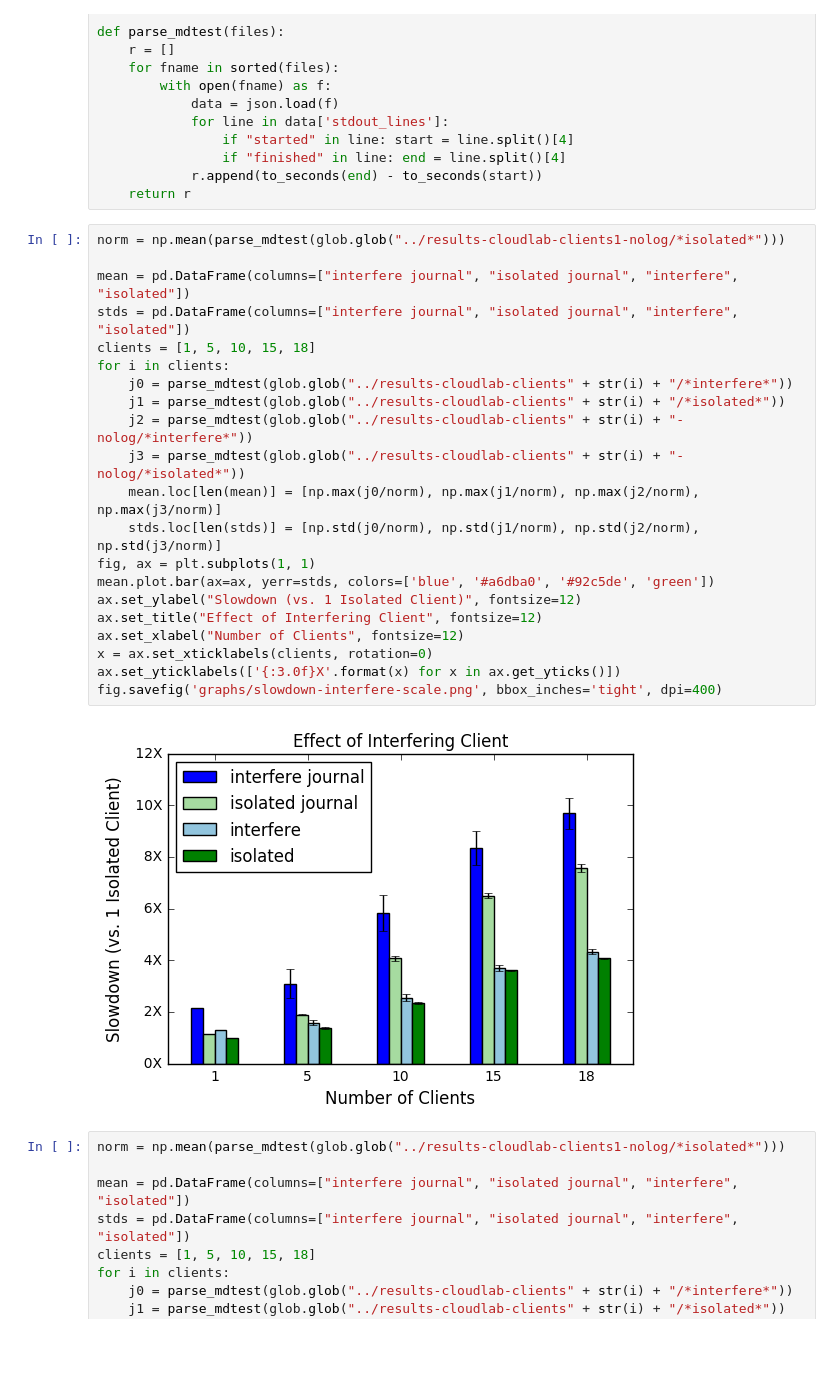
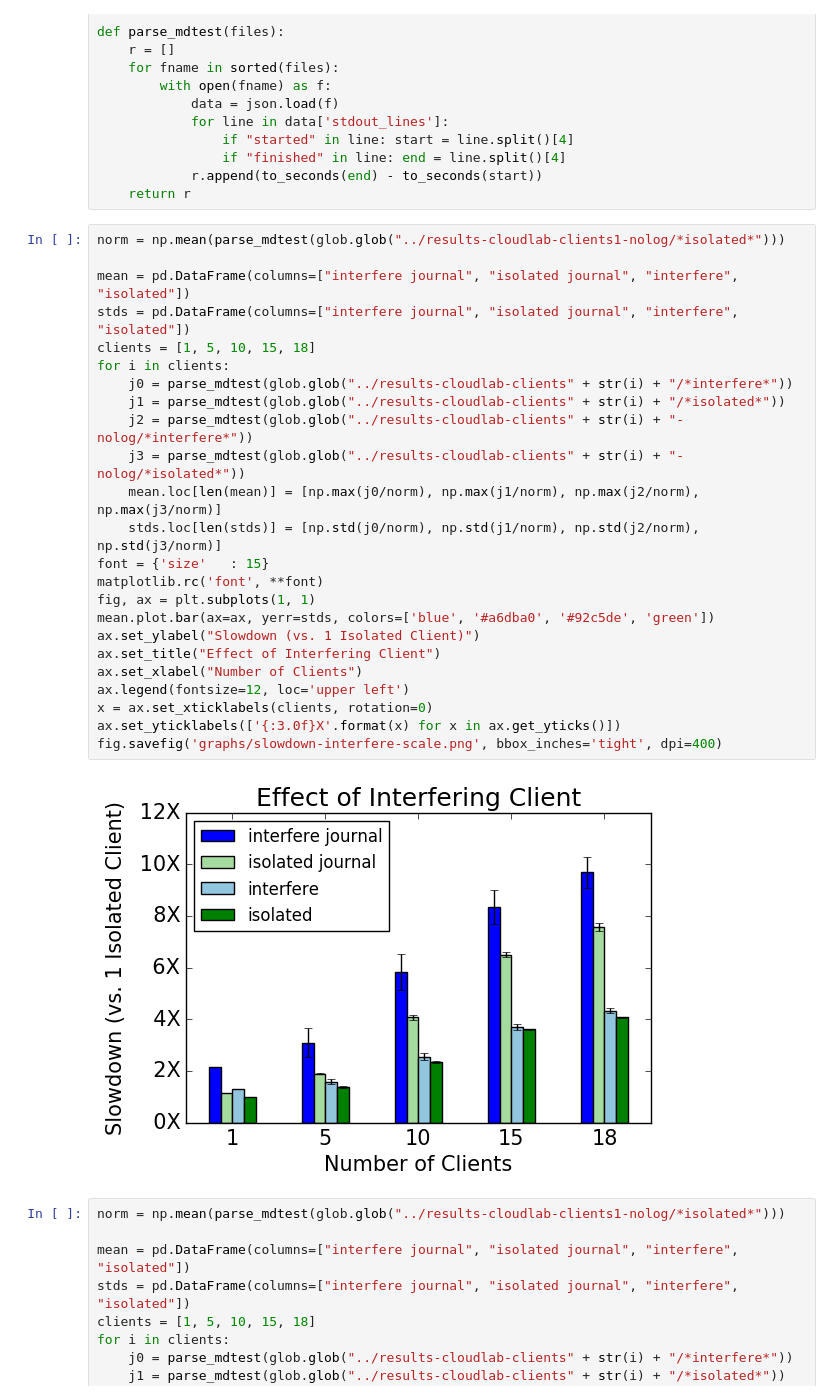
Before and after one commit to michaelsevilla/cudele-popper, a Jupyter notebook: experiments/baseline-creates/visualize/viz.ipynb, the cells around one changed output. Drawn from its saved outputs; the diff is of its cells as text; blank space fills up the shorter version.

```diff
--- a/experiments/baseline-creates/visualize/viz.ipynb
+++ b/experiments/baseline-creates/visualize/viz.ipynb
@@ -25,26 +25,29 @@ def parse_mdtest(files):
 # %%
 norm = np.mean(parse_mdtest(glob.glob("../results-cloudlab-clients1-nolog/*isolated*")))
 
 mean = pd.DataFrame(columns=["interfere journal", "isolated journal", "interfere", "isolated"])
 stds = pd.DataFrame(columns=["interfere journal", "isolated journal", "interfere", "isolated"])
 clients = [1, 5, 10, 15, 18]
 for i in clients:
     j0 = parse_mdtest(glob.glob("../results-cloudlab-clients" + str(i) + "/*interfere*"))
     j1 = parse_mdtest(glob.glob("../results-cloudlab-clients" + str(i) + "/*isolated*"))
     j2 = parse_mdtest(glob.glob("../results-cloudlab-clients" + str(i) + "-nolog/*interfere*"))
     j3 = parse_mdtest(glob.glob("../results-cloudlab-clients" + str(i) + "-nolog/*isolated*"))
     mean.loc[len(mean)] = [np.max(j0/norm), np.max(j1/norm), np.max(j2/norm), np.max(j3/norm)]
     stds.loc[len(stds)] = [np.std(j0/norm), np.std(j1/norm), np.std(j2/norm), np.std(j3/norm)]
+font = {'size'   : 15}
+matplotlib.rc('font', **font)
 fig, ax = plt.subplots(1, 1)
 mean.plot.bar(ax=ax, yerr=stds, colors=['blue', '#a6dba0', '#92c5de', 'green'])
-ax.set_ylabel("Slowdown (vs. 1 Isolated Client)", fontsize=12)
-ax.set_title("Effect of Interfering Client", fontsize=12)
-ax.set_xlabel("Number of Clients", fontsize=12)
+ax.set_ylabel("Slowdown (vs. 1 Isolated Client)")
+ax.set_title("Effect of Interfering Client")
+ax.set_xlabel("Number of Clients")
+ax.legend(fontsize=12, loc='upper left')
 x = ax.set_xticklabels(clients, rotation=0)
 ax.set_yticklabels(['{:3.0f}X'.format(x) for x in ax.get_yticks()])
 fig.savefig('graphs/slowdown-interfere-scale.png', bbox_inches='tight', dpi=400)
 # %% [output]
-[figure, old version]
+[figure, new version]
 # %%
 norm = np.mean(parse_mdtest(glob.glob("../results-cloudlab-clients1-nolog/*isolated*")))
 
```
Also changed, not shown: 6 other files.
